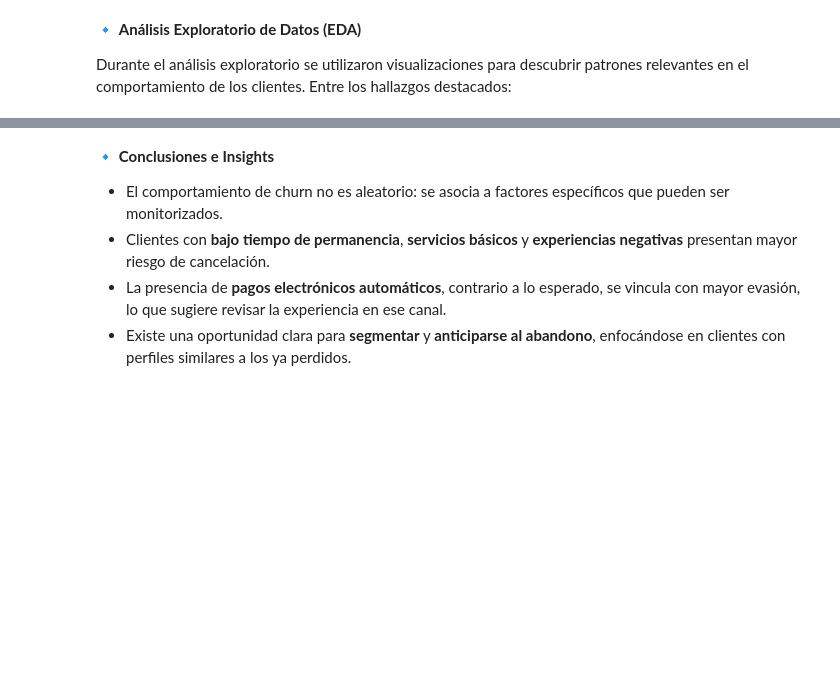
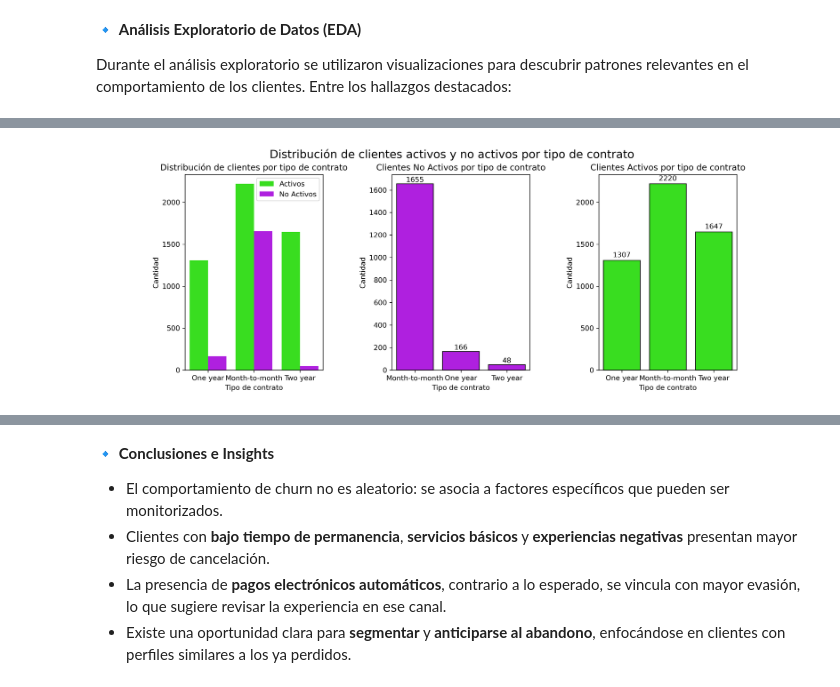
Before and after one commit to Yngasarock/Telecom-1, a Jupyter notebook: TelecomX_LATAM.ipynb, the cells around one changed output, grey strips where cells are left out. Cells and saved outputs as stored; diff of their text form; code cells hidden in the pictures; blank space fills up the shorter version.

```diff
--- a/TelecomX_LATAM.ipynb
+++ b/TelecomX_LATAM.ipynb
@@ -1041,0 +1054,4 @@ Durante el análisis exploratorio se utilizaron visualizaciones para descubrir p
+# %%
+display(Image(filename='images/evasion_contrato.png'))
+# %% [output]
+[figure, added]
```
Also changed, not shown: parts of 35 cells of this notebook, 7 other files.
